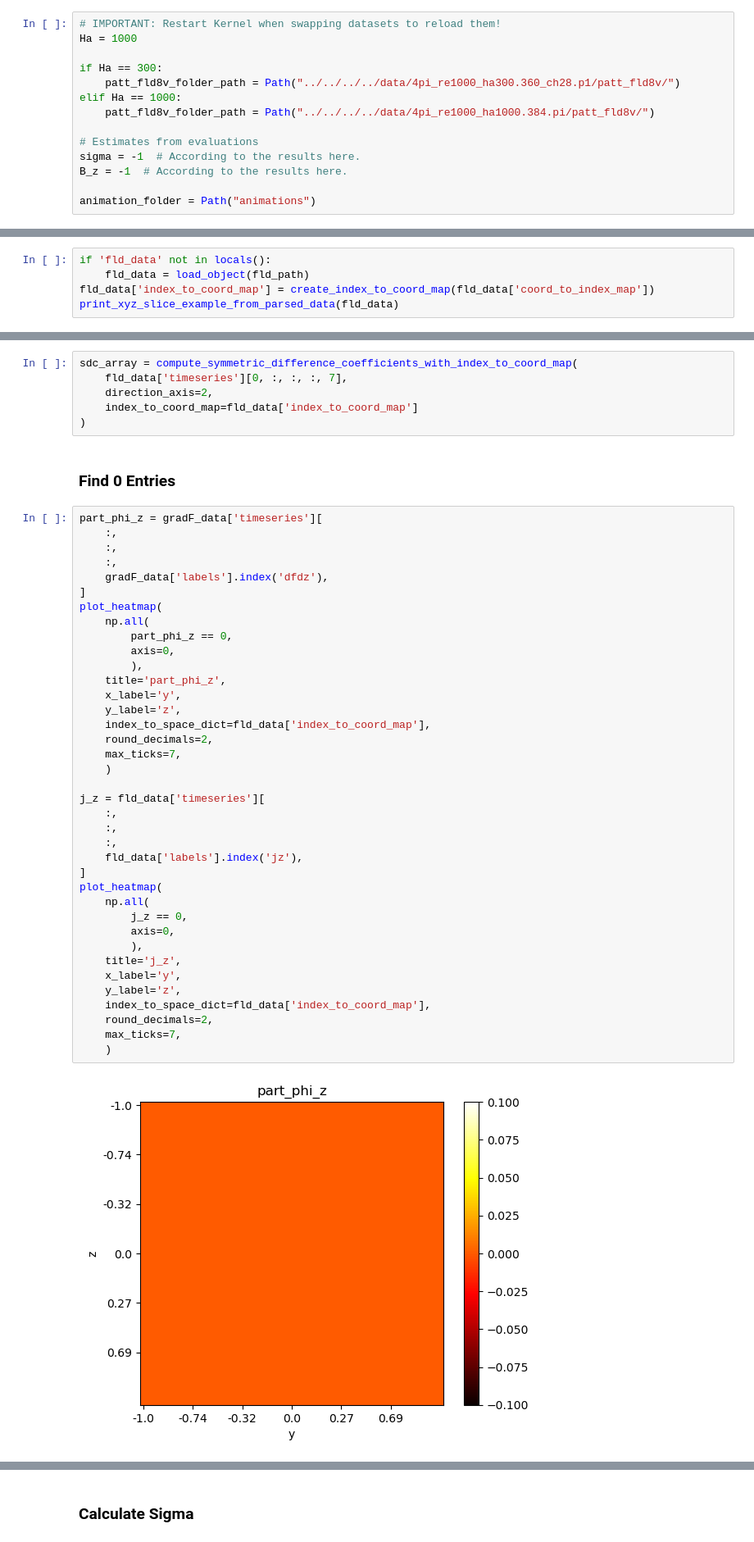
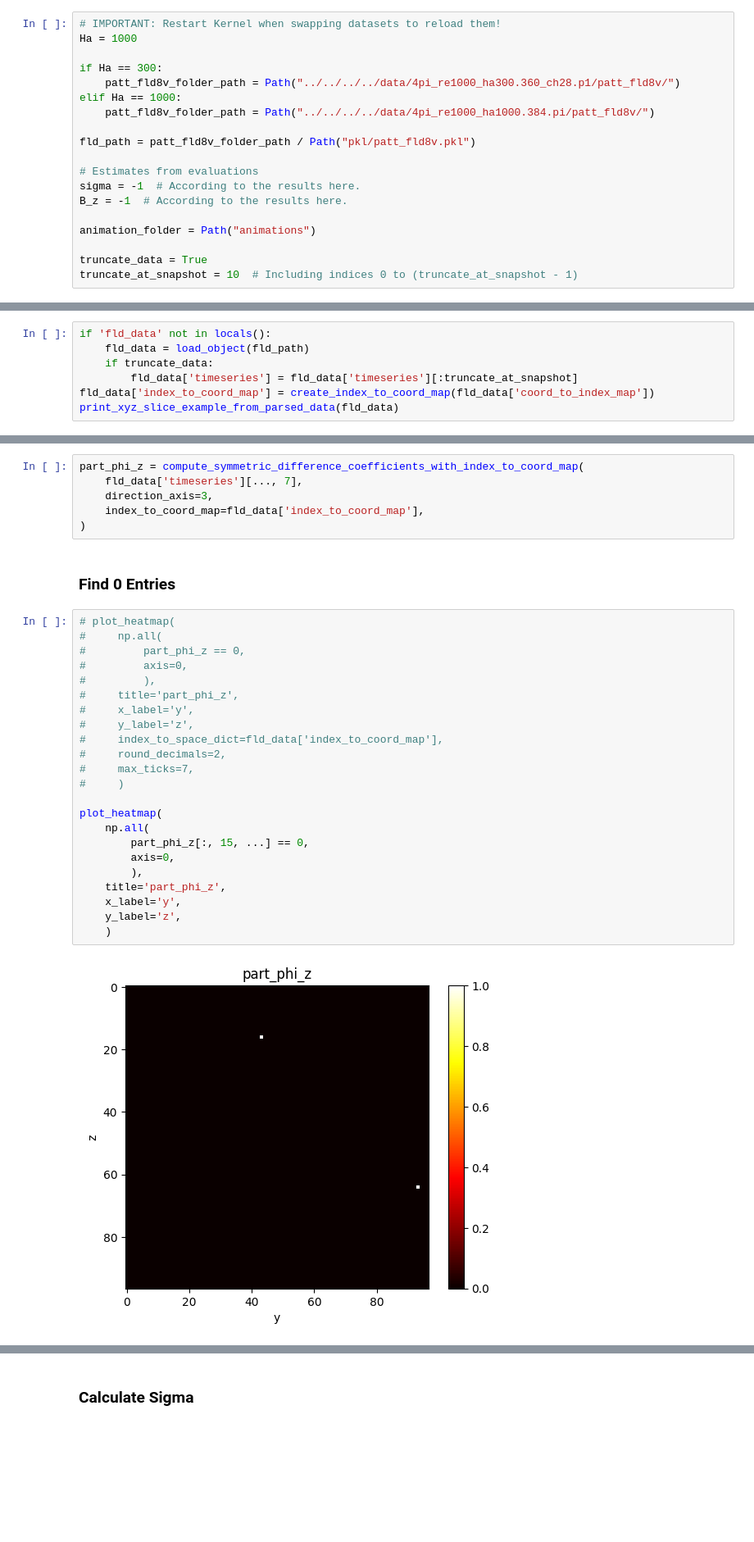
Before and after one commit to MichaelSkowronek/potential_probe_velocity_measuring, a Jupyter notebook: notebooks/3d/sigma_and_b.ipynb, the cells around one changed output, grey strips where cells are left out. Shown at 82% size. Drawn from its saved outputs; the diff is of its cells as text; blank space fills up the shorter version.

```diff
--- a/notebooks/3d/sigma_and_b.ipynb
+++ b/notebooks/3d/sigma_and_b.ipynb
@@ -33,10 +33,15 @@ if Ha == 300:
 elif Ha == 1000:
     patt_fld8v_folder_path = Path("../../../../data/4pi_re1000_ha1000.384.pi/patt_fld8v/")
 
+fld_path = patt_fld8v_folder_path / Path("pkl/patt_fld8v.pkl")
+
 # Estimates from evaluations
 sigma = -1  # According to the results here.
 B_z = -1  # According to the results here.
 
 animation_folder = Path("animations")
+
+truncate_data = True
+truncate_at_snapshot = 10  # Including indices 0 to (truncate_at_snapshot - 1)
 # %% [markdown]
 ### Load Data
@@ -45,6 +48,8 @@ fld_path = patt_fld8v_folder_path / Path("pkl/patt_fld8v.pkl")
 # %%
 if 'fld_data' not in locals():
     fld_data = load_object(fld_path)
+    if truncate_data:
+        fld_data['timeseries'] = fld_data['timeseries'][:truncate_at_snapshot]
 fld_data['index_to_coord_map'] = create_index_to_coord_map(fld_data['coord_to_index_map'])
 print_xyz_slice_example_from_parsed_data(fld_data)
 # %% [output]
@@ -97,50 +102,35 @@ $ \frac{j_z}{\sigma} \approx \frac{\varphi_{z_2} - \varphi_{z_1}}{\Delta l_z}$
 # %% [markdown]
 ### Estimate $\frac{\partial{\phi}}{\partial{z}}$
 # %%
-sdc_array = compute_symmetric_difference_coefficients_with_index_to_coord_map(
-    fld_data['timeseries'][0, :, :, :, 7],
-    direction_axis=2,
-    index_to_coord_map=fld_data['index_to_coord_map']
+part_phi_z = compute_symmetric_difference_coefficients_with_index_to_coord_map(
+    fld_data['timeseries'][..., 7],
+    direction_axis=3,
+    index_to_coord_map=fld_data['index_to_coord_map'],
 )
 # %% [markdown]
 ### Find 0 Entries
 # %%
-part_phi_z = gradF_data['timeseries'][
-    :,
-    :,
-    :,
-    gradF_data['labels'].index('dfdz'),
-]
+# plot_heatmap(
+#     np.all(
+#         part_phi_z == 0,
+#         axis=0,
+#         ),
+#     title='part_phi_z',
+#     x_label='y',
+#     y_label='z',
+#     index_to_space_dict=fld_data['index_to_coord_map'],
+#     round_decimals=2,
+#     max_ticks=7,
+#     )
+
 plot_heatmap(
     np.all(
-        part_phi_z == 0,
+        part_phi_z[:, 15, ...] == 0,
         axis=0,
         ),
     title='part_phi_z',
     x_label='y',
     y_label='z',
-    index_to_space_dict=fld_data['index_to_coord_map'],
-    round_decimals=2,
-    max_ticks=7,
     )
-
-j_z = fld_data['timeseries'][
-    :,
-    :,
-    :,
-    fld_data['labels'].index('jz'),
-]
-plot_heatmap(
-    np.all(
-        j_z == 0,
-        axis=0,
-        ),
-    title='j_z',
-    x_label='y',
-    y_label='z',
-    index_to_space_dict=fld_data['index_to_coord_map'],
-    round_decimals=2,
-    max_ticks=7,
-    )
 # %% [output]
-[figure, old version]
+[figure, new version]
```
Also changed, not shown: parts of 4 cells of this notebook, 5 other files.
